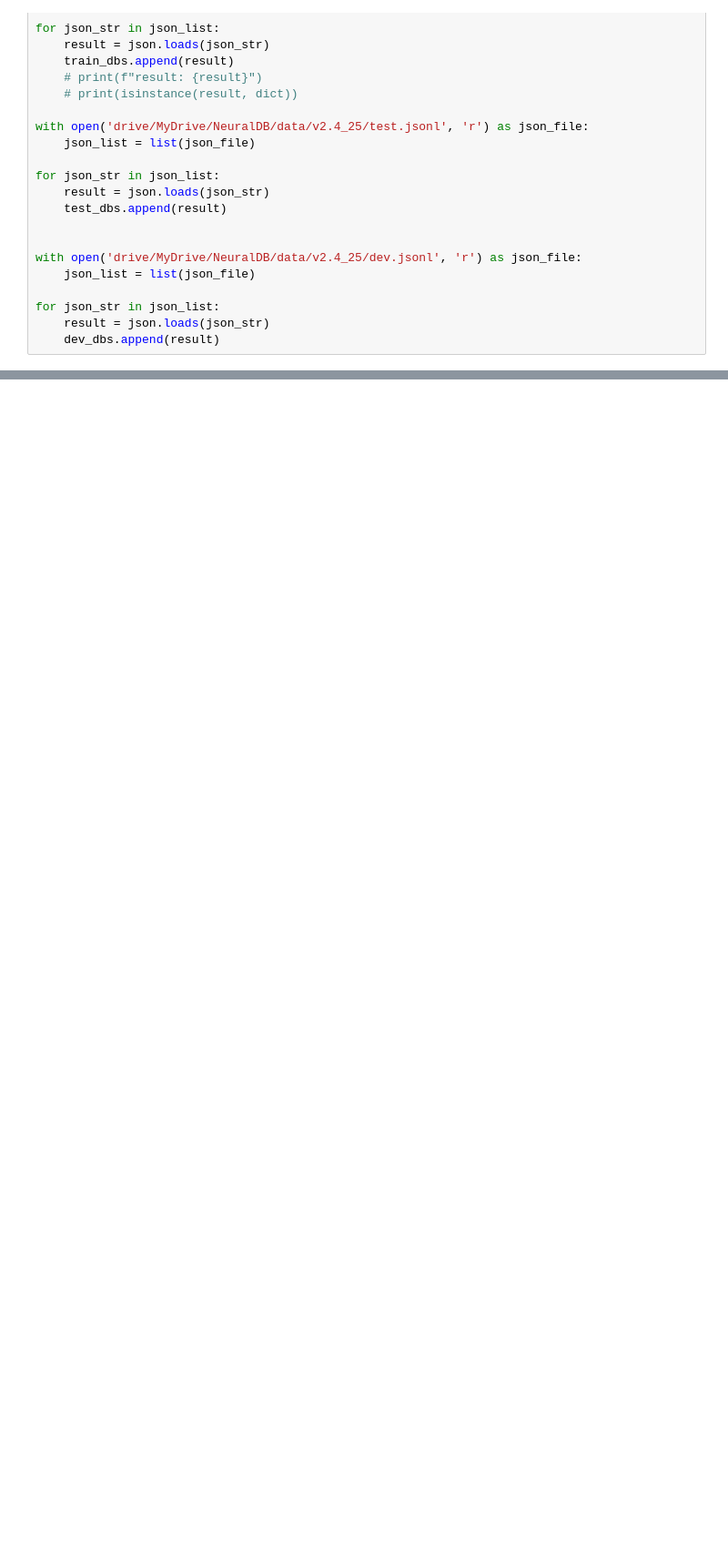
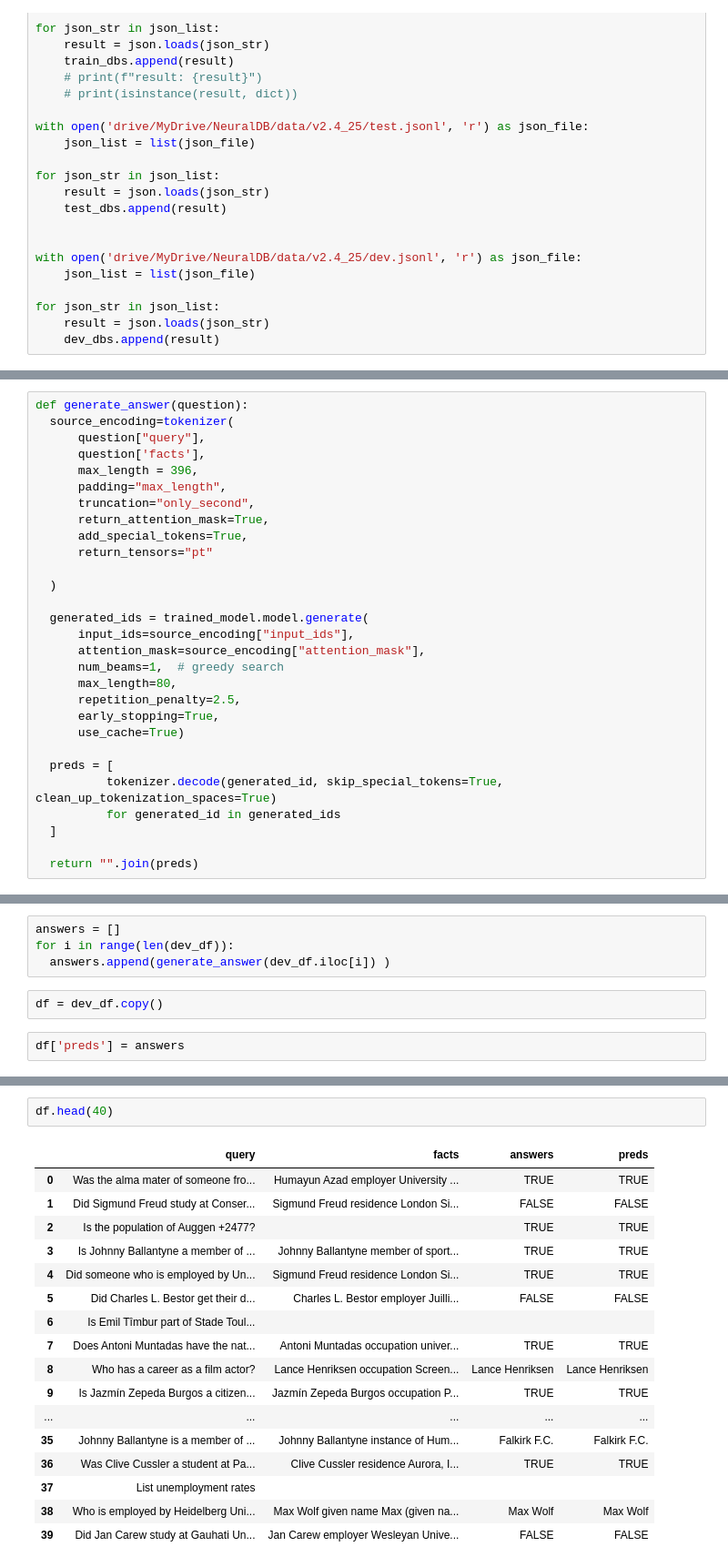
Before and after one commit to markos-iliakis/neural_db, a Jupyter notebook: neuraldb_IR.ipynb, the cells around one changed output, grey strips where cells are left out. Shown at 91% size. Saved outputs shown, nothing was run; the diff lists cells and outputs as text; blank space fills up the shorter version.

```diff
--- a/neuraldb_IR.ipynb
+++ b/neuraldb_IR.ipynb
@@ -294,0 +493,29 @@ OrderedDict([('active.all.allocated', 603),
+# %%
+def generate_answer(question):
+  source_encoding=tokenizer(
+      question["query"],
+      question['facts'],
+      max_length = 396,
+      padding="max_length",
+      truncation="only_second",
+      return_attention_mask=True,
+      add_special_tokens=True,
+      return_tensors="pt"
+
+  )
+
+  generated_ids = trained_model.model.generate(
+      input_ids=source_encoding["input_ids"],
+      attention_mask=source_encoding["attention_mask"],
+      num_beams=1,  # greedy search
+      max_length=80,
+      repetition_penalty=2.5,
+      early_stopping=True,
+      use_cache=True)
+
+  preds = [
+          tokenizer.decode(generated_id, skip_special_tokens=True, clean_up_tokenization_spaces=True)
+          for generated_id in generated_ids
+  ]
+
+  return "".join(preds)
@@ -294,0 +531,8 @@ OrderedDict([('active.all.allocated', 603),
+# %%
+answers = []
+for i in range(len(dev_df)):
+  answers.append(generate_answer(dev_df.iloc[i]) )
+# %%
+df = dev_df.copy()
+# %%
+df['preds'] = answers
@@ -294,0 +545,20 @@ OrderedDict([('active.all.allocated', 603),
+# %%
+df.head(40)
+# %% [output]
+|  | query | facts | answers | preds |
+| 0 | Was the alma mater of someone fro... | Humayun Azad employer University ... | TRUE | TRUE |
+| 1 | Did Sigmund Freud study at Conser... | Sigmund Freud residence London Si... | FALSE | FALSE |
+| 2 | Is the population of Auggen +2477? |  | TRUE | TRUE |
+| 3 | Is Johnny Ballantyne a member of ... | Johnny Ballantyne member of sport... | TRUE | TRUE |
+| 4 | Did someone who is employed by Un... | Sigmund Freud residence London Si... | TRUE | TRUE |
+| 5 | Did Charles L. Bestor get their d... | Charles L. Bestor employer Juilli... | FALSE | FALSE |
+| 6 | Is Emil Tîmbur part of Stade Toul... |  |  |  |
+| 7 | Does Antoni Muntadas have the nat... | Antoni Muntadas occupation univer... | TRUE | TRUE |
+| 8 | Who has a career as a film actor? | Lance Henriksen occupation Screen... | Lance Henriksen | Lance Henriksen |
+| 9 | Is Jazmín Zepeda Burgos a citizen... | Jazmín Zepeda Burgos occupation P... | TRUE | TRUE |
+| ... | ... | ... | ... | ... |
+| 35 | Johnny Ballantyne is a member of ... | Johnny Ballantyne instance of Hum... | Falkirk F.C. | Falkirk F.C. |
+| 36 | Was Clive Cussler a student at Pa... | Clive Cussler residence Aurora, I... | TRUE | TRUE |
+| 37 | List unemployment rates |  |  |  |
+| 38 | Who is employed by Heidelberg Uni... | Max Wolf given name Max (given na... | Max Wolf | Max Wolf |
+| 39 | Did Jan Carew study at Gauhati Un... | Jan Carew employer Wesleyan Unive... | FALSE | FALSE |
```
Also changed, not shown: parts of 55 cells of this notebook.
